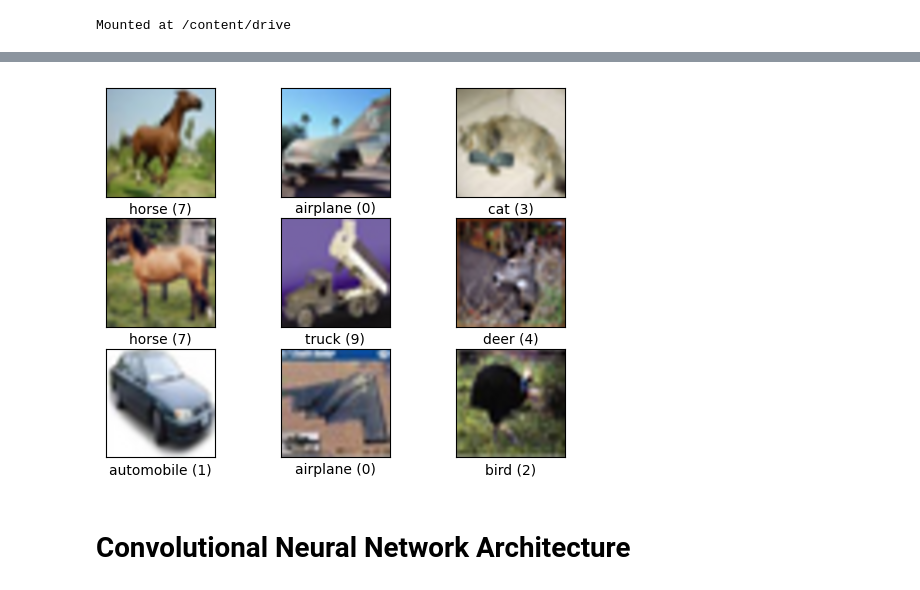
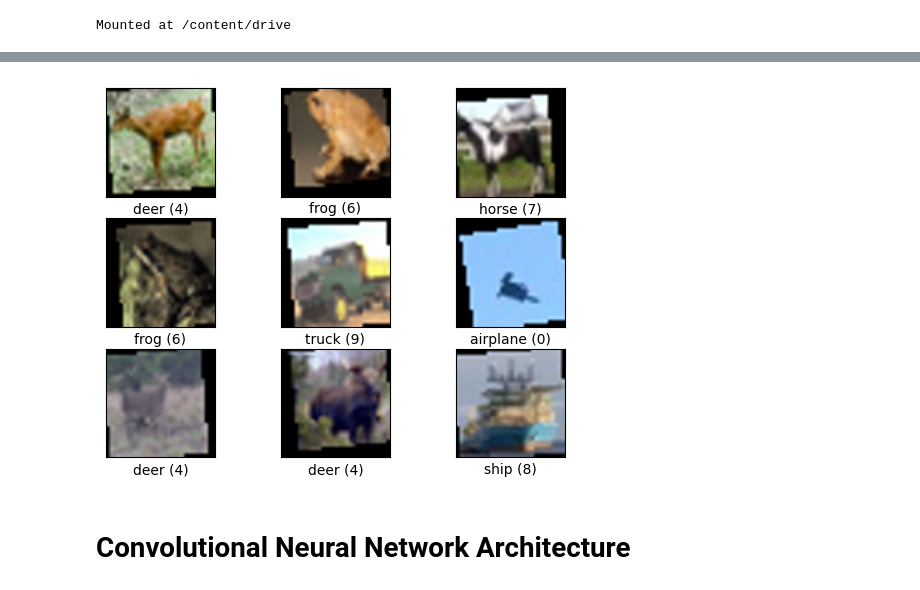
Before and after one commit to Skaims/DLAV, a Jupyter notebook: graded_homework/hw1/CNN Exercice.ipynb, the cells around one changed output, grey strips where cells are left out. Saved outputs shown, nothing was run; the diff lists cells and outputs as text; code cells hidden in the pictures.

```diff
--- a/graded_homework/hw1/CNN Exercice.ipynb
+++ b/graded_homework/hw1/CNN Exercice.ipynb
@@ -113,6 +113,9 @@ def get_train_valid_loader(data_dir='data',
     # Define the transform for training (and data augmentation)
 
     train_transform = transforms.Compose([
+        transforms.RandomHorizontalFlip(),
+        transforms.RandomCrop(32, padding=4),
+        transforms.RandomRotation(10),
         transforms.ToTensor(),
         normalize,
     ])
@@ -176,4 +187,4 @@ WARNING:matplotlib.image:Clipping input data to the valid range for imshow with
-[figure, old version]
+[figure, new version]
 # %% [markdown]
 # Convolutional Neural Network Architecture
 # %% [markdown]
```
Also changed, not shown: parts of 5 cells of this notebook.
